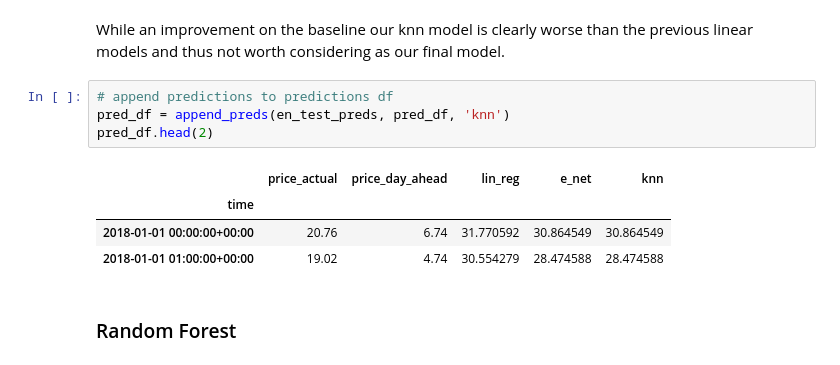
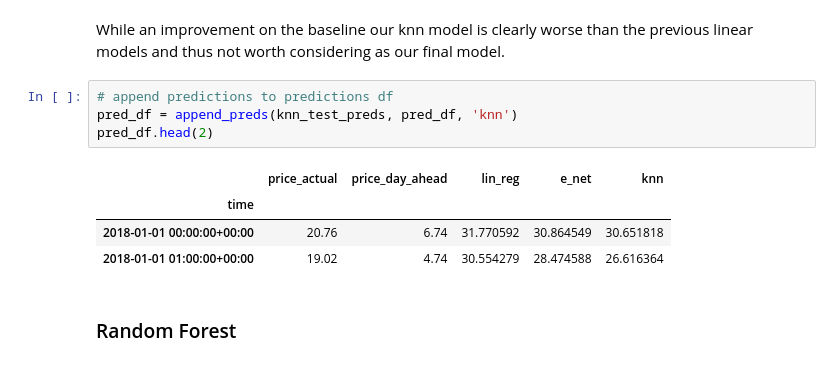
Before and after one commit to magnusbig/forecasting_day_ahead_electric_prices_in_spain, a Jupyter notebook: Code/21_Modeling_Regression.ipynb, the cells around one changed output. Saved outputs shown, nothing was run; the diff lists cells and outputs as text.

```diff
--- a/Code/21_Modeling_Regression.ipynb
+++ b/Code/21_Modeling_Regression.ipynb
@@ -297,13 +297,13 @@ knn_metrics.describe().T
 While an improvement on the baseline our knn model is clearly worse than the previous linear models and thus not worth considering as our final model.
 # %%
 # append predictions to predictions df
-pred_df = append_preds(en_test_preds, pred_df, 'knn')
+pred_df = append_preds(knn_test_preds, pred_df, 'knn')
 pred_df.head(2)
 # %% [output]
 |  | price_actual | price_day_ahead | lin_reg | e_net | knn |
 | time |  |  |  |  |  |
-| 2018-01-01 00:00:00+00:00 | 20.76 | 6.74 | 31.770592 | 30.864549 | 30.864549 |
-| 2018-01-01 01:00:00+00:00 | 19.02 | 4.74 | 30.554279 | 28.474588 | 28.474588 |
+| 2018-01-01 00:00:00+00:00 | 20.76 | 6.74 | 31.770592 | 30.864549 | 30.651818 |
+| 2018-01-01 01:00:00+00:00 | 19.02 | 4.74 | 30.554279 | 28.474588 | 26.616364 |
 # %% [markdown]
 ### Random Forest
 # %%
```
Also changed, not shown: parts of 5 cells of this notebook, 3 other files.
